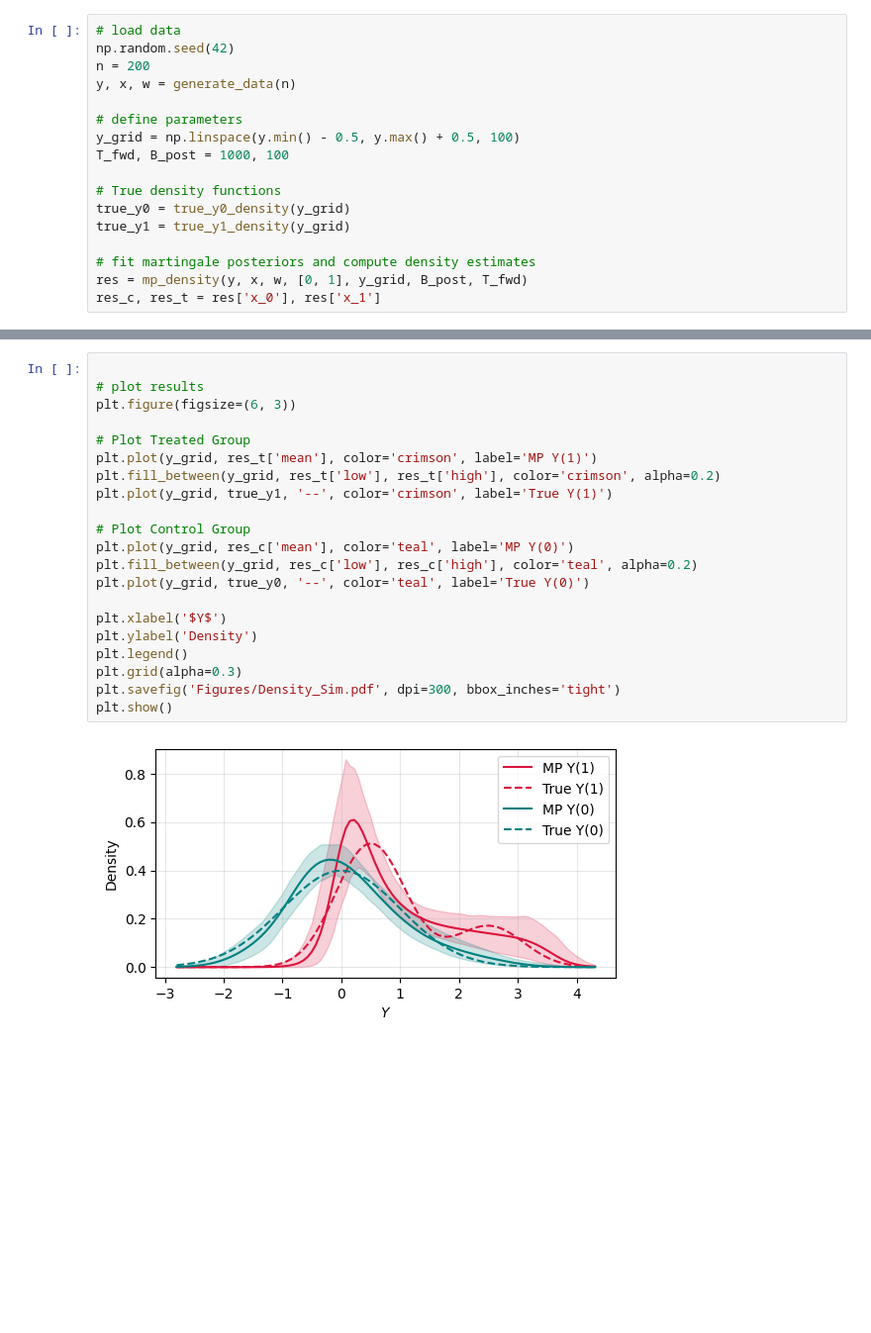
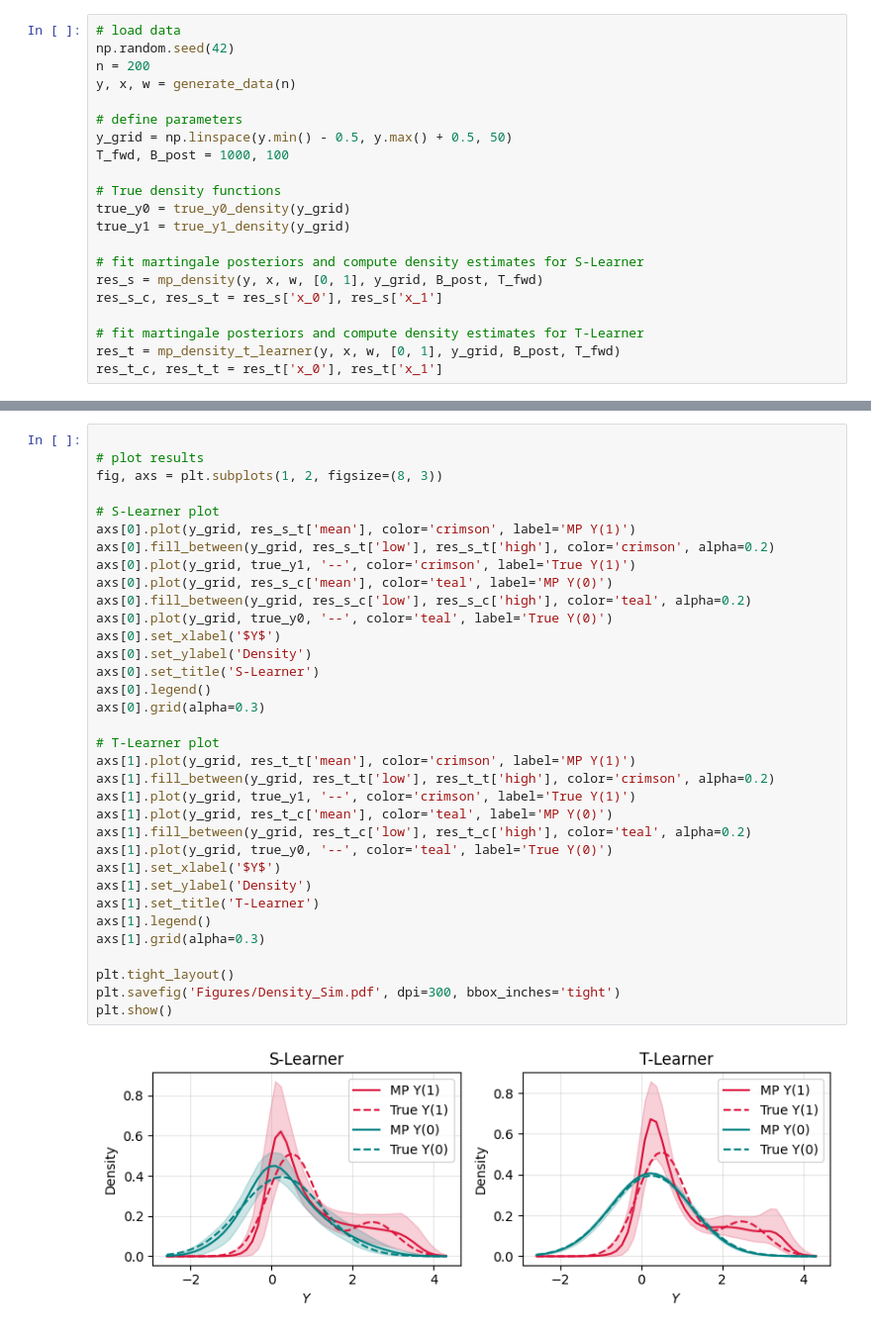
Before and after one commit to gregorsteiner/CausalMP, a Jupyter notebook: Simulated_Examples.ipynb, the cells around one changed output, grey strips where cells are left out. Shown at 99% size. Cells and saved outputs as stored; diff of their text form; blank space fills up the shorter version.

Commit message:
Implemented T-Learner

```diff
--- a/Simulated_Examples.ipynb
+++ b/Simulated_Examples.ipynb
@@ -54,15 +60,19 @@ n = 200
 y, x, w = generate_data(n)
 
 # define parameters
-y_grid = np.linspace(y.min() - 0.5, y.max() + 0.5, 100)
+y_grid = np.linspace(y.min() - 0.5, y.max() + 0.5, 50)
 T_fwd, B_post = 1000, 100
 
 # True density functions
 true_y0 = true_y0_density(y_grid)
 true_y1 = true_y1_density(y_grid)
 
-# fit martingale posteriors and compute density estimates
-res = mp_density(y, x, w, [0, 1], y_grid, B_post, T_fwd)
-res_c, res_t = res['x_0'], res['x_1']
+# fit martingale posteriors and compute density estimates for S-Learner
+res_s = mp_density(y, x, w, [0, 1], y_grid, B_post, T_fwd)
+res_s_c, res_s_t = res_s['x_0'], res_s['x_1']
+
+# fit martingale posteriors and compute density estimates for T-Learner
+res_t = mp_density_t_learner(y, x, w, [0, 1], y_grid, B_post, T_fwd)
+res_t_c, res_t_t = res_t['x_0'], res_t['x_1']
 # %% [output]
 Compiling...
@@ -81,23 +95,36 @@ Predictive resampling time: 88.691s
 # %%
 
 # plot results
-plt.figure(figsize=(6, 3))
+fig, axs = plt.subplots(1, 2, figsize=(8, 3))
 
-# Plot Treated Group
-plt.plot(y_grid, res_t['mean'], color='crimson', label='MP Y(1)')
-plt.fill_between(y_grid, res_t['low'], res_t['high'], color='crimson', alpha=0.2)
-plt.plot(y_grid, true_y1, '--', color='crimson', label='True Y(1)')
+# S-Learner plot
+axs[0].plot(y_grid, res_s_t['mean'], color='crimson', label='MP Y(1)')
+axs[0].fill_between(y_grid, res_s_t['low'], res_s_t['high'], color='crimson', alpha=0.2)
+axs[0].plot(y_grid, true_y1, '--', color='crimson', label='True Y(1)')
+axs[0].plot(y_grid, res_s_c['mean'], color='teal', label='MP Y(0)')
+axs[0].fill_between(y_grid, res_s_c['low'], res_s_c['high'], color='teal', alpha=0.2)
+axs[0].plot(y_grid, true_y0, '--', color='teal', label='True Y(0)')
+axs[0].set_xlabel('$Y$')
+axs[0].set_ylabel('Density')
+axs[0].set_title('S-Learner')
+axs[0].legend()
+axs[0].grid(alpha=0.3)
 
-# Plot Control Group
-plt.plot(y_grid, res_c['mean'], color='teal', label='MP Y(0)')
-plt.fill_between(y_grid, res_c['low'], res_c['high'], color='teal', alpha=0.2)
-plt.plot(y_grid, true_y0, '--', color='teal', label='True Y(0)')
+# T-Learner plot
+axs[1].plot(y_grid, res_t_t['mean'], color='crimson', label='MP Y(1)')
+axs[1].fill_between(y_grid, res_t_t['low'], res_t_t['high'], color='crimson', alpha=0.2)
+axs[1].plot(y_grid, true_y1, '--', color='crimson', label='True Y(1)')
+axs[1].plot(y_grid, res_t_c['mean'], color='teal', label='MP Y(0)')
+axs[1].fill_between(y_grid, res_t_c['low'], res_t_c['high'], color='teal', alpha=0.2)
+axs[1].plot(y_grid, true_y0, '--', color='teal', label='True Y(0)')
+axs[1].set_xlabel('$Y$')
+axs[1].set_ylabel('Density')
+axs[1].set_title('T-Learner')
+axs[1].legend()
+axs[1].grid(alpha=0.3)
 
-plt.xlabel('$Y$')
-plt.ylabel('Density')
-plt.legend()
-plt.grid(alpha=0.3)
+plt.tight_layout()
 plt.savefig('Figures/Density_Sim.pdf', dpi=300, bbox_inches='tight')
 plt.show()
 # %% [output]
-[figure, old version]
+[figure, new version]
```
Also changed, not shown: parts of 3 cells of this notebook, 2 other files.
